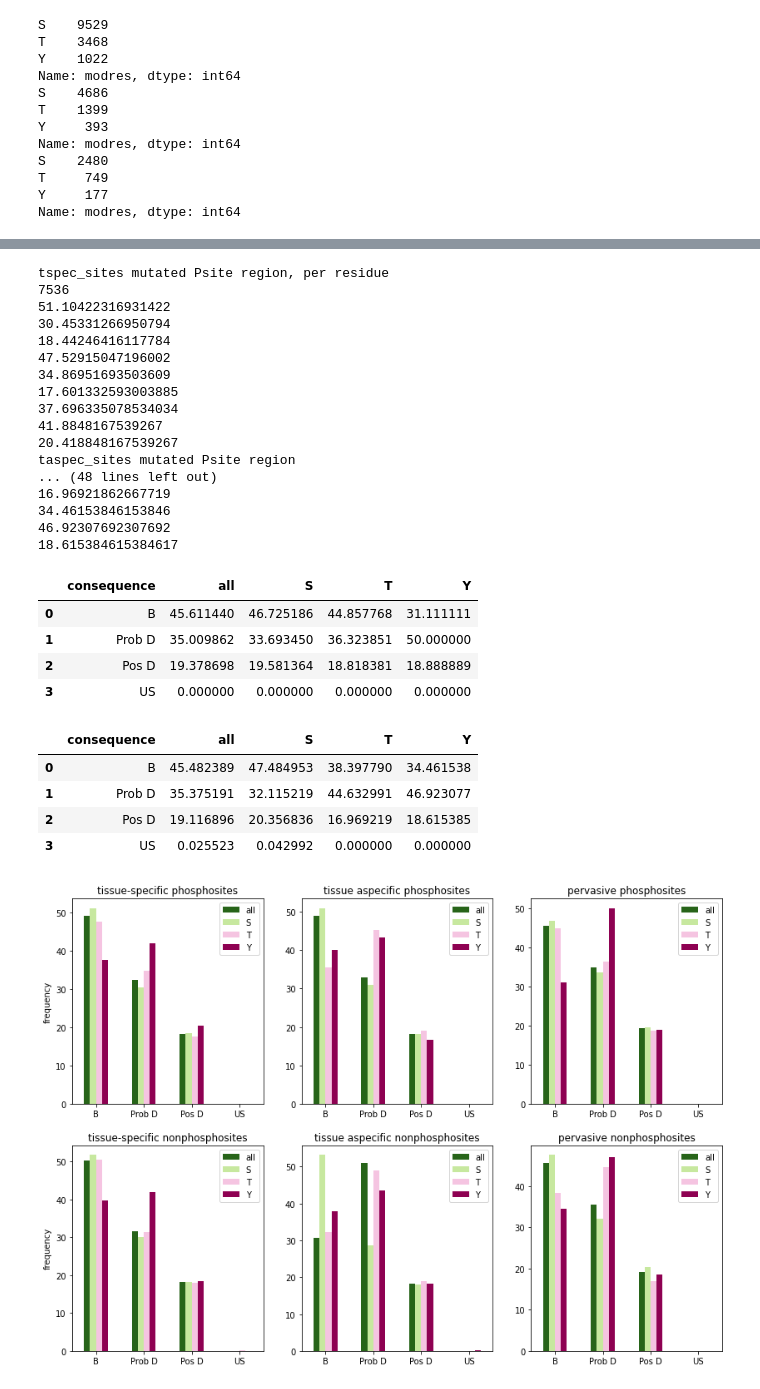
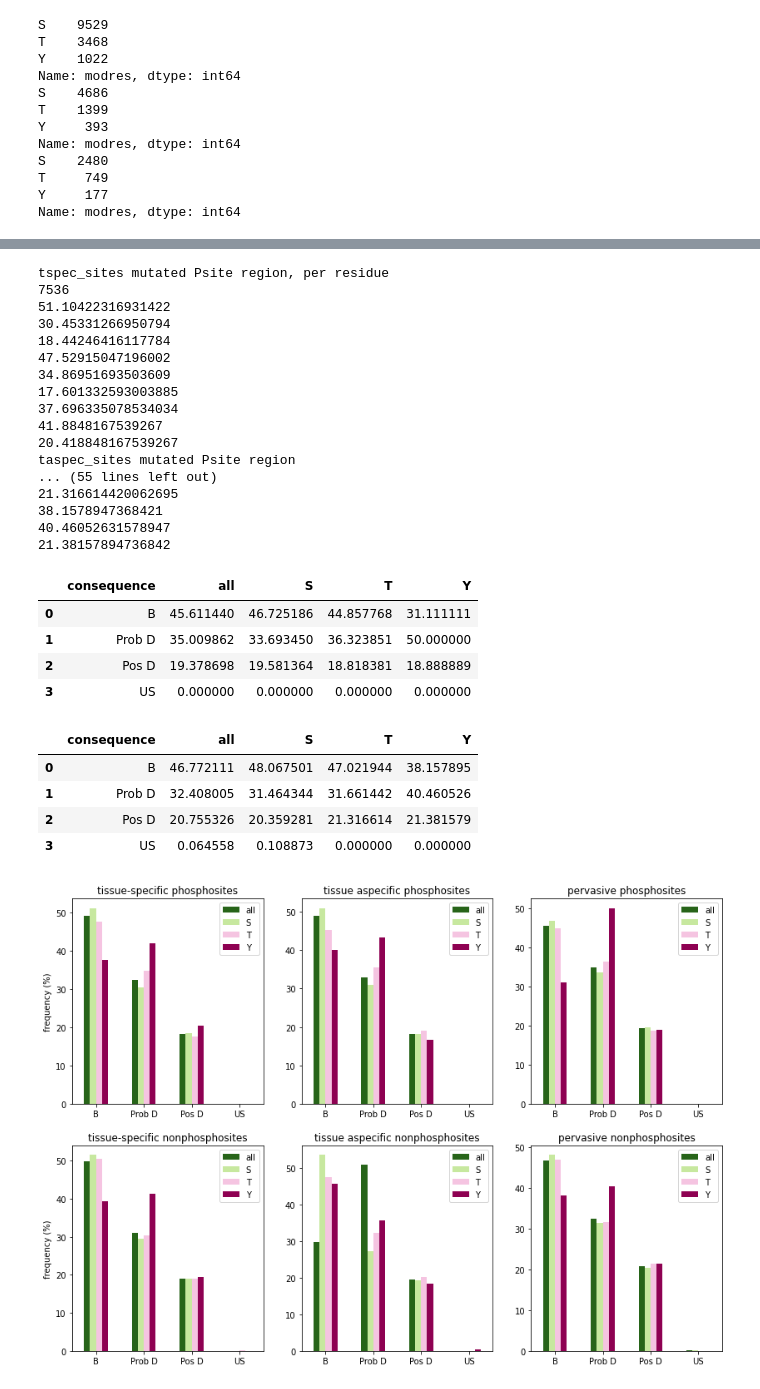
Before and after one commit to Hanne-Devos/Master_thesis, a Jupyter notebook: WP2/WP2 mutational analysis_TCGA.ipynb, the cells around one changed output, grey strips where cells are left out. Drawn from its saved outputs; the diff is of its cells as text; code cells hidden in the pictures.

```diff
--- a/WP2/WP2 mutational analysis_TCGA.ipynb
+++ b/WP2/WP2 mutational analysis_TCGA.ipynb
@@ -2122,7 +2229,7 @@ last entry: T
 for n in list_Y:
     if n == list_Y[-1]:
         print("last entry: Y")
-    data_gr_sub = data_gr[~data_gr[n].isnull()]
+    data_gr_sub = data_nonP[(~data_nonP[n].isnull())|(data_nonP[n].isna()==False)]
     if data_gr_sub.shape[0] != 0:
         data_gr_sub[n]= data_gr_sub[n].astype(int)
         data_gr_sub["res_min5"] = data_gr_sub[n] - 5
@@ -2256,7 +2363,7 @@ data_mut5=data_mut5.append(sub_min4, ignore_index=True)
 data_mut5=data_mut5.append(sub_min3, ignore_index=True)
 data_mut5=data_mut5.append(sub_min2, ignore_index=True)
 data_mut5=data_mut5.append(sub_min1, ignore_index=True)
-data_mut5=data_mut5.append(data_gr_site_mut, ignore_index=True)
+data_mut5=data_mut5.append(data_P_site_mut, ignore_index=True)
 data_mut5=data_mut5.append(sub_plus1, ignore_index=True)
 data_mut5=data_mut5.append(sub_plus2, ignore_index=True)
 data_mut5=data_mut5.append(sub_plus3, ignore_index=True)
@@ -3222,10 +3329,14 @@ print("taspec_sites mutated Psite region")
 print(taspec_sites_Psites[taspec_sites_Psites["modres_S"]==1]["Polyphen_imp"].value_counts()[0]*100/taspec_sites_Psites[taspec_sites_Psites["modres_S"]==1].shape[0])
 print(taspec_sites_Psites[taspec_sites_Psites["modres_S"]==1]["Polyphen_imp"].value_counts()[1]*100/taspec_sites_Psites[taspec_sites_Psites["modres_S"]==1].shape[0])
 print(taspec_sites_Psites[taspec_sites_Psites["modres_S"]==1]["Polyphen_imp"].value_counts()[2]*100/taspec_sites_Psites[taspec_sites_Psites["modres_S"]==1].shape[0])
+print(taspec_sites_Psites[taspec_sites_Psites["modres_S"]==1]["Polyphen_imp"].value_counts()[3]*100/taspec_sites_Psites[taspec_sites_Psites["modres_S"]==1].shape[0])
 
+
+print(taspec_sites_Psites[taspec_sites_Psites["modres_T"]==1]["Polyphen_imp"].value_counts()[0]*100/taspec_sites_Psites[taspec_sites_Psites["modres_T"]==1].shape[0])
 print(taspec_sites_Psites[taspec_sites_Psites["modres_T"]==1]["Polyphen_imp"].value_counts()[1]*100/taspec_sites_Psites[taspec_sites_Psites["modres_T"]==1].shape[0])
-print(taspec_sites_Psites[taspec_sites_Psites["modres_T"]==1]["Polyphen_imp"].value_counts()[0]*100/taspec_sites_Psites[taspec_sites_Psites["modres_T"]==1].shape[0])
 print(taspec_sites_Psites[taspec_sites_Psites["modres_T"]==1]["Polyphen_imp"].value_counts()[2]*100/taspec_sites_Psites[taspec_sites_Psites["modres_T"]==1].shape[0])
+print(taspec_sites_Psites[taspec_sites_Psites["modres_T"]==1]["Polyphen_imp"].value_counts()[3]*100/taspec_sites_Psites[taspec_sites_Psites["modres_T"]==1].shape[0])
+
 
 print(taspec_sites_Psites[taspec_sites_Psites["modres_Y"]==1]["Polyphen_imp"].value_counts()[1]*100/taspec_sites_Psites[taspec_sites_Psites["modres_Y"]==1].shape[0])
 print(taspec_sites_Psites[taspec_sites_Psites["modres_Y"]==1]["Polyphen_imp"].value_counts()[0]*100/taspec_sites_Psites[taspec_sites_Psites["modres_Y"]==1].shape[0])
@@ -3241,8 +3352,8 @@ print(gen_sites_Psites[gen_sites_Psites["modres_T"]==1]["Polyphen_imp"].value_co
 print(gen_sites_Psites[gen_sites_Psites["modres_T"]==1]["Polyphen_imp"].value_counts()[1]*100/gen_sites_Psites[gen_sites_Psites["modres_T"]==1].shape[0])
 print(gen_sites_Psites[gen_sites_Psites["modres_T"]==1]["Polyphen_imp"].value_counts()[2]*100/gen_sites_Psites[gen_sites_Psites["modres_T"]==1].shape[0])
 
+print(gen_sites_Psites[gen_sites_Psites["modres_Y"]==1]["Polyphen_imp"].value_counts()[1]*100/gen_sites_Psites[gen_sites_Psites["modres_Y"]==1].shape[0])
 print(gen_sites_Psites[gen_sites_Psites["modres_Y"]==1]["Polyphen_imp"].value_counts()[0]*100/gen_sites_Psites[gen_sites_Psites["modres_Y"]==1].shape[0])
-print(gen_sites_Psites[gen_sites_Psites["modres_Y"]==1]["Polyphen_imp"].value_counts()[1]*100/gen_sites_Psites[gen_sites_Psites["modres_Y"]==1].shape[0])
 print(gen_sites_Psites[gen_sites_Psites["modres_Y"]==1]["Polyphen_imp"].value_counts()[2]*100/gen_sites_Psites[gen_sites_Psites["modres_Y"]==1].shape[0])
 
 
@@ -3252,10 +3363,14 @@ print(tspec_sites_nonPsites.shape[0])
 print(tspec_sites_nonPsites[tspec_sites_nonPsites["res"]=="S"]["Polyphen_imp"].value_counts()[0]*100/tspec_sites_nonPsites[tspec_sites_nonPsites["res"]=="S"].shape[0])
 print(tspec_sites_nonPsites[tspec_sites_nonPsites["res"]=="S"]["Polyphen_imp"].value_counts()[1]*100/tspec_sites_nonPsites[tspec_sites_nonPsites["res"]=="S"].shape[0])
 print(tspec_sites_nonPsites[tspec_sites_nonPsites["res"]=="S"]["Polyphen_imp"].value_counts()[2]*100/tspec_sites_nonPsites[tspec_sites_nonPsites["res"]=="S"].shape[0])
+print(tspec_sites_nonPsites[tspec_sites_nonPsites["res"]=="S"]["Polyphen_imp"].value_counts()[3]*100/tspec_sites_nonPsites[tspec_sites_nonPsites["res"]=="S"].shape[0])
 
+
+print(tspec_sites_nonPsites[tspec_sites_nonPsites["res"]=="T"]["Polyphen_imp"].value_counts()[0]*100/tspec_sites_nonPsites[tspec_sites_nonPsites["res"]=="T"].shape[0])
 print(tspec_sites_nonPsites[tspec_sites_nonPsites["res"]=="T"]["Polyphen_imp"].value_counts()[1]*100/tspec_sites_nonPsites[tspec_sites_nonPsites["res"]=="T"].shape[0])
-print(tspec_sites_nonPsites[tspec_sites_nonPsites["res"]=="T"]["Polyphen_imp"].value_counts()[0]*100/tspec_sites_nonPsites[tspec_sites_nonPsites["res"]=="T"].shape[0])
 print(tspec_sites_nonPsites[tspec_sites_nonPsites["res"]=="T"]["Polyphen_imp"].value_counts()[2]*100/tspec_sites_nonPsites[tspec_sites_nonPsites["res"]=="T"].shape[0])
+print(tspec_sites_nonPsites[tspec_sites_nonPsites["res"]=="T"]["Polyphen_imp"].value_counts()[3]*100/tspec_sites_nonPsites[tspec_sites_nonPsites["res"]=="T"].shape[0])
+
 
 print(tspec_sites_nonPsites[tspec_sites_nonPsites["res"]=="Y"]["Polyphen_imp"].value_counts()[1]*100/tspec_sites_nonPsites[tspec_sites_nonPsites["res"]=="Y"].shape[0])
 print(tspec_sites_nonPsites[tspec_sites_nonPsites["res"]=="Y"]["Polyphen_imp"].value_counts()[0]*100/tspec_sites_nonPsites[tspec_sites_nonPsites["res"]=="Y"].shape[0])
@@ -3267,23 +3382,29 @@ print("taspec_sites mutated nonPsite region")
 print(taspec_sites_nonPsites[taspec_sites_nonPsites["res"]=="S"]["Polyphen_imp"].value_counts()[0]*100/taspec_sites_nonPsites[taspec_sites_nonPsites["res"]=="S"].shape[0])
 print(taspec_sites_nonPsites[taspec_sites_nonPsites["res"]=="S"]["Polyphen_imp"].value_counts()[1]*100/taspec_sites_nonPsites[taspec_sites_nonPsites["res"]=="S"].shape[0])
 print(taspec_sites_nonPsites[taspec_sites_nonPsites["res"]=="S"]["Polyphen_imp"].value_counts()[2]*100/taspec_sites_nonPsites[taspec_sites_nonPsites["res"]=="S"].shape[0])
+print(taspec_sites_nonPsites[taspec_sites_nonPsites["res"]=="S"]["Polyphen_imp"].value_counts()[3]*100/taspec_sites_nonPsites[taspec_sites_nonPsites["res"]=="S"].shape[0])
 
+
+print(taspec_sites_nonPsites[taspec_sites_nonPsites["res"]=="T"]["Polyphen_imp"].value_counts()[0]*100/taspec_sites_nonPsites[taspec_sites_nonPsites["res"]=="T"].shape[0])
 print(taspec_sites_nonPsites[taspec_sites_nonPsites["res"]=="T"]["Polyphen_imp"].value_counts()[1]*100/taspec_sites_nonPsites[taspec_sites_nonPsites["res"]=="T"].shape[0])
-print(taspec_sites_nonPsites[taspec_sites_nonPsites["res"]=="T"]["Polyphen_imp"].value_counts()[0]*100/taspec_sites_nonPsites[taspec_sites_nonPsites["res"]=="T"].shape[0])
 print(taspec_sites_nonPsites[taspec_sites_nonPsites["res"]=="T"]["Polyphen_imp"].value_counts()[2]*100/taspec_sites_nonPsites[taspec_sites_nonPsites["res"]=="T"].shape[0])
 
+print(taspec_sites_nonPsites[taspec_sites_nonPsites["res"]=="Y"]["Polyphen_imp"].value_counts()[0]*100/taspec_sites_nonPsites[taspec_sites_nonPsites["res"]=="Y"].shape[0])
 print(taspec_sites_nonPsites[taspec_sites_nonPsites["res"]=="Y"]["Polyphen_imp"].value_counts()[1]*100/taspec_sites_nonPsites[taspec_sites_nonPsites["res"]=="Y"].shape[0])
-print(taspec_sites_nonPsites[taspec_sites_nonPsites["res"]=="Y"]["Polyphen_imp"].value_counts()[0]*100/taspec_sites_nonPsites[taspec_sites_nonPsites["res"]=="Y"].shape[0])
 print(taspec_sites_nonPsites[taspec_sites_nonPsites["res"]=="Y"]["Polyphen_imp"].value_counts()[2]*100/taspec_sites_nonPsites[taspec_sites_nonPsites["res"]=="Y"].shape[0])
+print(taspec_sites_nonPsites[taspec_sites_nonPsites["res"]=="Y"]["Polyphen_imp"].value_counts()[3]*100/taspec_sites_nonPsites[taspec_sites_nonPsites["res"]=="Y"].shape[0])
+
 
 print("pervasively_sites mutated nonPsite region")
 print(gen_sites_nonPsites.shape[0])
 print(gen_sites_nonPsites[gen_sites_nonPsites["res"]=="S"]["Polyphen_imp"].value_counts()[0]*100/gen_sites_nonPsites[gen_sites_nonPsites["res"]=="S"].shape[0])
 print(gen_sites_nonPsites[gen_sites_nonPsites["res"]=="S"]["Polyphen_imp"].value_counts()[1]*100/gen_sites_nonPsites[gen_sites_nonPsites["res"]=="S"].shape[0])
 print(gen_sites_nonPsites[gen_sites_nonPsites["res"]=="S"]["Polyphen_imp"].value_counts()[2]*100/gen_sites_nonPsites[gen_sites_nonPsites["res"]=="S"].shape[0])
+print(gen_sites_nonPsites[gen_sites_nonPsites["res"]=="S"]["Polyphen_imp"].value_counts()[3]*100/gen_sites_nonPsites[gen_sites_nonPsites["res"]=="S"].shape[0])
 
+
+print(gen_sites_nonPsites[gen_sites_nonPsites["res"]=="T"]["Polyphen_imp"].value_counts()[0]*100/gen_sites_nonPsites[gen_sites_nonPsites["res"]=="T"].shape[0])
 print(gen_sites_nonPsites[gen_sites_nonPsites["res"]=="T"]["Polyphen_imp"].value_counts()[1]*100/gen_sites_nonPsites[gen_sites_nonPsites["res"]=="T"].shape[0])
-print(gen_sites_nonPsites[gen_sites_nonPsites["res"]=="T"]["Polyphen_imp"].value_counts()[0]*100/gen_sites_nonPsites[gen_sites_nonPsites["res"]=="T"].shape[0])
 print(gen_sites_nonPsites[gen_sites_nonPsites["res"]=="T"]["Polyphen_imp"].value_counts()[2]*100/gen_sites_nonPsites[gen_sites_nonPsites["res"]=="T"].shape[0])
 
 print(gen_sites_nonPsites[gen_sites_nonPsites["res"]=="Y"]["Polyphen_imp"].value_counts()[1]*100/gen_sites_nonPsites[gen_sites_nonPsites["res"]=="Y"].shape[0])
@@ -3302,11 +3423,11 @@ tspec_sites mutated Psite region, per residue
 41.8848167539267
 20.418848167539267
 taspec_sites mutated Psite region
-... (48 lines left out)
-16.96921862667719
-34.46153846153846
-46.92307692307692
-18.615384615384617
+... (55 lines left out)
+21.316614420062695
+38.1578947368421
+40.46052631578947
+21.38157894736842
 # %%
 list_consequences = ["B", "Prob D", "Pos D", "US"]
 
@@ -3339,8 +3460,8 @@ taspec_Psites_both["S"] = [taspec_sites_Psites[taspec_sites_Psites["modres_S"]==
                       taspec_sites_Psites[taspec_sites_Psites["modres_S"]==1]["Polyphen_imp"].value_counts()[2]*100/taspec_sites_Psites[taspec_sites_Psites["modres_S"]==1].shape[0],
                       taspec_sites_Psites[taspec_sites_Psites["modres_S"]==1]["Polyphen_imp"].value_counts()[3]*100/taspec_sites_Psites[taspec_sites_Psites["modres_S"]==1].shape[0]]
 
-taspec_Psites_both["T"] = [taspec_sites_Psites[taspec_sites_Psites["modres_T"]==1]["Polyphen_imp"].value_counts()[1]*100/taspec_sites_Psites[taspec_sites_Psites["modres_T"]==1].shape[0],
-                      taspec_sites_Psites[taspec_sites_Psites["modres_T"]==1]["Polyphen_imp"].value_counts()[0]*100/taspec_sites_Psites[taspec_sites_Psites["modres_T"]==1].shape[0],
+taspec_Psites_both["T"] = [taspec_sites_Psites[taspec_sites_Psites["modres_T"]==1]["Polyphen_imp"].value_counts()[0]*100/taspec_sites_Psites[taspec_sites_Psites["modres_T"]==1].shape[0],
+                      taspec_sites_Psites[taspec_sites_Psites["modres_T"]==1]["Polyphen_imp"].value_counts()[1]*100/taspec_sites_Psites[taspec_sites_Psites["modres_T"]==1].shape[0],
                       taspec_sites_Psites[taspec_sites_Psites["modres_T"]==1]["Polyphen_imp"].value_counts()[2]*100/taspec_sites_Psites[taspec_sites_Psites["modres_T"]==1].shape[0],
                       taspec_sites_Psites[taspec_sites_Psites["modres_T"]==1]["Polyphen_imp"].value_counts()[3]*100/taspec_sites_Psites[taspec_sites_Psites["modres_T"]==1].shape[0]]
 
@@ -3405,13 +3526,13 @@ taspec_nonPsites_both["S"] = [taspec_sites_nonPsites[taspec_sites_nonPsites["res
                               taspec_sites_nonPsites[taspec_sites_nonPsites["res"]=="S"]["Polyphen_imp"].value_counts()[2]*100/taspec_sites_nonPsites[taspec_sites_nonPsites["res"]=="S"].shape[0],
                               taspec_sites_nonPsites[taspec_sites_nonPsites["res"]=="S"]["Polyphen_imp"].value_counts()[3]*100/taspec_sites_nonPsites[taspec_sites_nonPsites["res"]=="S"].shape[0]]
 
-taspec_nonPsites_both["T"] = [taspec_sites_nonPsites[taspec_sites_nonPsites["res"]=="T"]["Polyphen_imp"].value_counts()[1]*100/taspec_sites_nonPsites[taspec_sites_nonPsites["res"]=="T"].shape[0],
-                              taspec_sites_nonPsites[taspec_sites_nonPsites["res"]=="T"]["Polyphen_imp"].value_counts()[0]*100/taspec_sites_nonPsites[taspec_sites_nonPsites["res"]=="T"].shape[0],
+taspec_nonPsites_both["T"] = [taspec_sites_nonPsites[taspec_sites_nonPsites["res"]=="T"]["Polyphen_imp"].value_counts()[0]*100/taspec_sites_nonPsites[taspec_sites_nonPsites["res"]=="T"].shape[0],
+                              taspec_sites_nonPsites[taspec_sites_nonPsites["res"]=="T"]["Polyphen_imp"].value_counts()[1]*100/taspec_sites_nonPsites[taspec_sites_nonPsites["res"]=="T"].shape[0],
                               taspec_sites_nonPsites[taspec_sites_nonPsites["res"]=="T"]["Polyphen_imp"].value_counts()[2]*100/taspec_sites_nonPsites[taspec_sites_nonPsites["res"]=="T"].shape[0],
                               0]
 
-taspec_nonPsites_both["Y"] = [taspec_sites_nonPsites[taspec_sites_nonPsites["res"]=="Y"]["Polyphen_imp"].value_counts()[1]*100/taspec_sites_nonPsites[taspec_sites_nonPsites["res"]=="Y"].shape[0],
-                              taspec_sites_nonPsites[taspec_sites_nonPsites["res"]=="Y"]["Polyphen_imp"].value_counts()[0]*100/taspec_sites_nonPsites[taspec_sites_nonPsites["res"]=="Y"].shape[0],
+taspec_nonPsites_both["Y"] = [taspec_sites_nonPsites[taspec_sites_nonPsites["res"]=="Y"]["Polyphen_imp"].value_counts()[0]*100/taspec_sites_nonPsites[taspec_sites_nonPsites["res"]=="Y"].shape[0],
+                              taspec_sites_nonPsites[taspec_sites_nonPsites["res"]=="Y"]["Polyphen_imp"].value_counts()[1]*100/taspec_sites_nonPsites[taspec_sites_nonPsites["res"]=="Y"].shape[0],
                               taspec_sites_nonPsites[taspec_sites_nonPsites["res"]=="Y"]["Polyphen_imp"].value_counts()[2]*100/taspec_sites_nonPsites[taspec_sites_nonPsites["res"]=="Y"].shape[0],
                               taspec_sites_nonPsites[taspec_sites_nonPsites["res"]=="Y"]["Polyphen_imp"].value_counts()[3]*100/taspec_sites_nonPsites[taspec_sites_nonPsites["res"]=="Y"].shape[0]]
 
@@ -3426,8 +3547,8 @@ pervasive_nonPsites_both["S"] = [gen_sites_nonPsites[gen_sites_nonPsites["res"]=
                                  gen_sites_nonPsites[gen_sites_nonPsites["res"]=="S"]["Polyphen_imp"].value_counts()[2]*100/gen_sites_nonPsites[gen_sites_nonPsites["res"]=="S"].shape[0],
                                  gen_sites_nonPsites[gen_sites_nonPsites["res"]=="S"]["Polyphen_imp"].value_counts()[3]*100/gen_sites_nonPsites[gen_sites_nonPsites["res"]=="S"].shape[0]]
 
-pervasive_nonPsites_both["T"] = [gen_sites_nonPsites[gen_sites_nonPsites["res"]=="T"]["Polyphen_imp"].value_counts()[1]*100/gen_sites_nonPsites[gen_sites_nonPsites["res"]=="T"].shape[0],
-                                 gen_sites_nonPsites[gen_sites_nonPsites["res"]=="T"]["Polyphen_imp"].value_counts()[0]*100/gen_sites_nonPsites[gen_sites_nonPsites["res"]=="T"].shape[0],
+pervasive_nonPsites_both["T"] = [gen_sites_nonPsites[gen_sites_nonPsites["res"]=="T"]["Polyphen_imp"].value_counts()[0]*100/gen_sites_nonPsites[gen_sites_nonPsites["res"]=="T"].shape[0],
+                                 gen_sites_nonPsites[gen_sites_nonPsites["res"]=="T"]["Polyphen_imp"].value_counts()[1]*100/gen_sites_nonPsites[gen_sites_nonPsites["res"]=="T"].shape[0],
                                  gen_sites_nonPsites[gen_sites_nonPsites["res"]=="T"]["Polyphen_imp"].value_counts()[2]*100/gen_sites_nonPsites[gen_sites_nonPsites["res"]=="T"].shape[0],
                                  0]
 
@@ -3438,22 +3559,22 @@ pervasive_nonPsites_both["Y"] = [gen_sites_nonPsites[gen_sites_nonPsites["res"]=
 pervasive_nonPsites_both
 # %% [output]
 |  | consequence | all | S | T | Y |
-| 0 | B | 45.482389 | 47.484953 | 38.397790 | 34.461538 |
-| 1 | Prob D | 35.375191 | 32.115219 | 44.632991 | 46.923077 |
-| 2 | Pos D | 19.116896 | 20.356836 | 16.969219 | 18.615385 |
-| 3 | US | 0.025523 | 0.042992 | 0.000000 | 0.000000 |
+| 0 | B | 46.772111 | 48.067501 | 47.021944 | 38.157895 |
+| 1 | Prob D | 32.408005 | 31.464344 | 31.661442 | 40.460526 |
+| 2 | Pos D | 20.755326 | 20.359281 | 21.316614 | 21.381579 |
+| 3 | US | 0.064558 | 0.108873 | 0.000000 | 0.000000 |
 # %%
 fig,ax = plt.subplots(2,3)
 
-tspec_Psites_both.plot(ax = ax[0,0], kind = 'bar', x="consequence", xlabel="", ylabel = 'frequency', figsize=(14, 10), rot=0, colormap="PiYG_r").set_title("tissue-specific phosphosites")
+tspec_Psites_both.plot(ax = ax[0,0], kind = 'bar', x="consequence", xlabel="", ylabel = 'frequency (%)', figsize=(14, 10), rot=0, colormap="PiYG_r").set_title("tissue-specific phosphosites")
 taspec_Psites_both.plot(ax = ax[0,1], kind = 'bar', x="consequence", xlabel="", figsize=(14, 10), rot=0, colormap="PiYG_r").set_title("tissue aspecific phosphosites")
 pervasive_Psites_both.plot(ax = ax[0,2], kind = 'bar', x="consequence", xlabel="", figsize=(14, 10), rot=0, colormap="PiYG_r").set_title("pervasive phosphosites")
-tspec_nonPsites_both.plot(ax = ax[1,0], kind = 'bar', x="consequence", xlabel="", ylabel = 'frequency', figsize=(14, 10), rot=0, colormap="PiYG_r").set_title("tissue-specific nonphosphosites")
+tspec_nonPsites_both.plot(ax = ax[1,0], kind = 'bar', x="consequence", xlabel="", ylabel = 'frequency (%)', figsize=(14, 10), rot=0, colormap="PiYG_r").set_title("tissue-specific nonphosphosites")
 taspec_nonPsites_both.plot(ax = ax[1,1], kind = 'bar', x="consequence", xlabel="", figsize=(14, 10), rot=0, colormap="PiYG_r").set_title("tissue aspecific nonphosphosites")
 pervasive_nonPsites_both.plot(ax = ax[1,2], kind = 'bar', x="consequence", xlabel="", figsize=(14, 10), rot=0, colormap="PiYG_r").set_title("pervasive nonphosphosites")
 
 
 #plt.savefig("TCGA_comparison STY-annot.png", format="png", bbox_inches="tight")
 plt.show()
 # %% [output]
-[figure, old version]
+[figure, new version]
```
Also changed, not shown: parts of 75 cells of this notebook.
